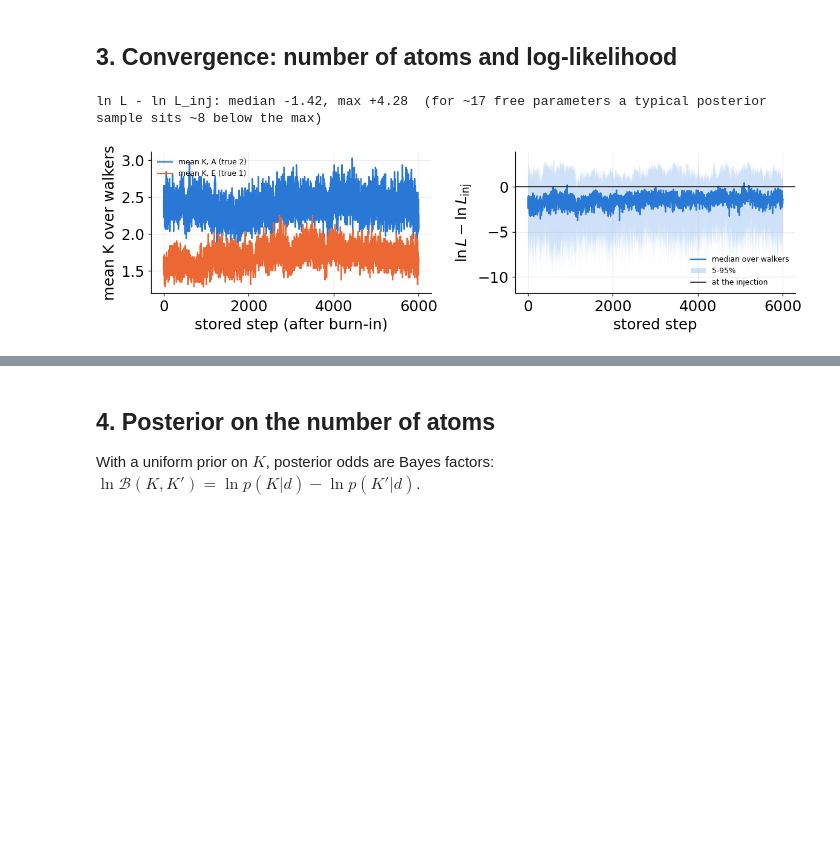
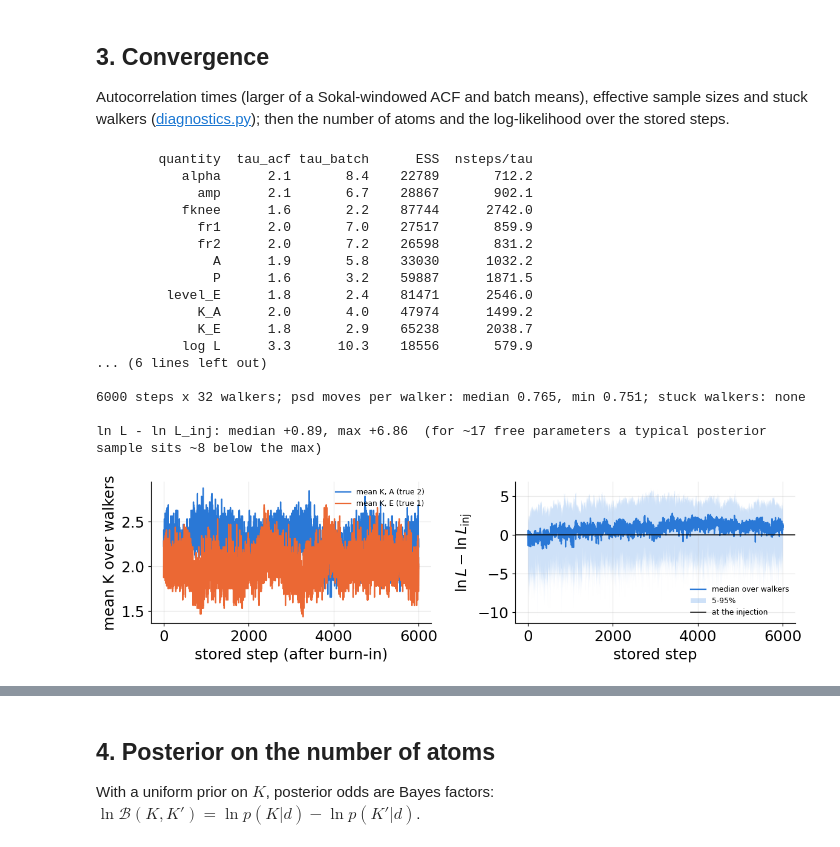
Before and after one commit to shrikrishnaanand/bahamas_ska, a Jupyter notebook: data/wavelet_injection/run1_inject_recover.ipynb, the cells around one changed output, grey strips where cells are left out. Drawn from its saved outputs; the diff is of its cells as text; code cells hidden in the pictures; blank space fills up the shorter version.

```diff
--- a/data/wavelet_injection/run1_inject_recover.ipynb
+++ b/data/wavelet_injection/run1_inject_recover.ipynb
@@ -141,20 +240,41 @@ acceptance (cold): 0.072 | RJ acceptance (cold): 0.007
 # %% [markdown]
-## 3. Convergence: number of atoms and log-likelihood
+## 3. Convergence
+
+Autocorrelation times (larger of a Sokal-windowed ACF and batch means), effective sample sizes and stuck walkers
+([diagnostics.py](diagnostics.py)); then the number of atoms and the log-likelihood over the stored steps.
 # %%
+D.report(r, post, np.array([5., 15., 25.]) * DAY)
+print()
 ll = r['log_like'].reshape(nsteps, nw)
 fig, axes = plt.subplots(1, 2, figsize=(11, 3.2))
 for c, col in zip(CH, [C_POST, C_SECOND]):
     axes[0].plot(r[f'mod_{c}_nleaves'].reshape(nsteps, nw).mean(1), color=col, label=f'mean K, {c} (true {len(inj.atoms[c])})')
 axes[0].set_xlabel('stored step (after burn-in)'); axes[0].set_ylabel('mean K over walkers'); axes[0].legend(fontsize=8)
 axes[1].plot(np.median(ll, 1) - float(r['loglike_true']), color=C_POST, label='median over walkers')
 axes[1].fill_between(np.arange(nsteps), *(np.percentile(ll, [5, 95], 1) - float(r['loglike_true'])), color=C_BAND, alpha=0.4, lw=0, label='5-95%')
 axes[1].axhline(0, color=C_TRUTH, lw=1, label='at the injection')
 axes[1].set_xlabel('stored step'); axes[1].set_ylabel(r'$\ln L - \ln L_{\rm inj}$'); axes[1].legend(fontsize=8)
 fig.tight_layout()
 fig.savefig(OUT / 'convergence.png', dpi=150)
 d = ll.ravel() - float(r['loglike_true'])
 print(f'ln L - ln L_inj: median {np.median(d):+.2f}, max {d.max():+.2f}  '
       f'(for ~{8 + 3 * 3} free parameters a typical posterior sample sits ~{(8 + 9) / 2:.0f} below the max)')
 # %% [output]
-ln L - ln L_inj: median -1.42, max +4.28  (for ~17 free parameters a typical posterior sample sits ~8 below the max)
+        quantity  tau_acf tau_batch      ESS  nsteps/tau
+           alpha      2.1       8.4    22789       712.2
+             amp      2.1       6.7    28867       902.1
+           fknee      1.6       2.2    87744      2742.0
+             fr1      2.0       7.0    27517       859.9
+             fr2      2.0       7.2    26598       831.2
+               A      1.9       5.8    33030      1032.2
+               P      1.6       3.2    59887      1871.5
+         level_E      1.8       2.4    81471      2546.0
+             K_A      2.0       4.0    47974      1499.2
+             K_E      1.8       2.9    65238      2038.7
+           log L      3.3      10.3    18556       579.9
+... (6 lines left out)
+
+6000 steps x 32 walkers; psd moves per walker: median 0.765, min 0.751; stuck walkers: none
+
+ln L - ln L_inj: median +0.89, max +6.86  (for ~17 free parameters a typical posterior sample sits ~8 below the max)
-[figure, old version]
+[figure, new version]
```
Also changed, not shown: parts of 18 cells of this notebook, 17 other files.
